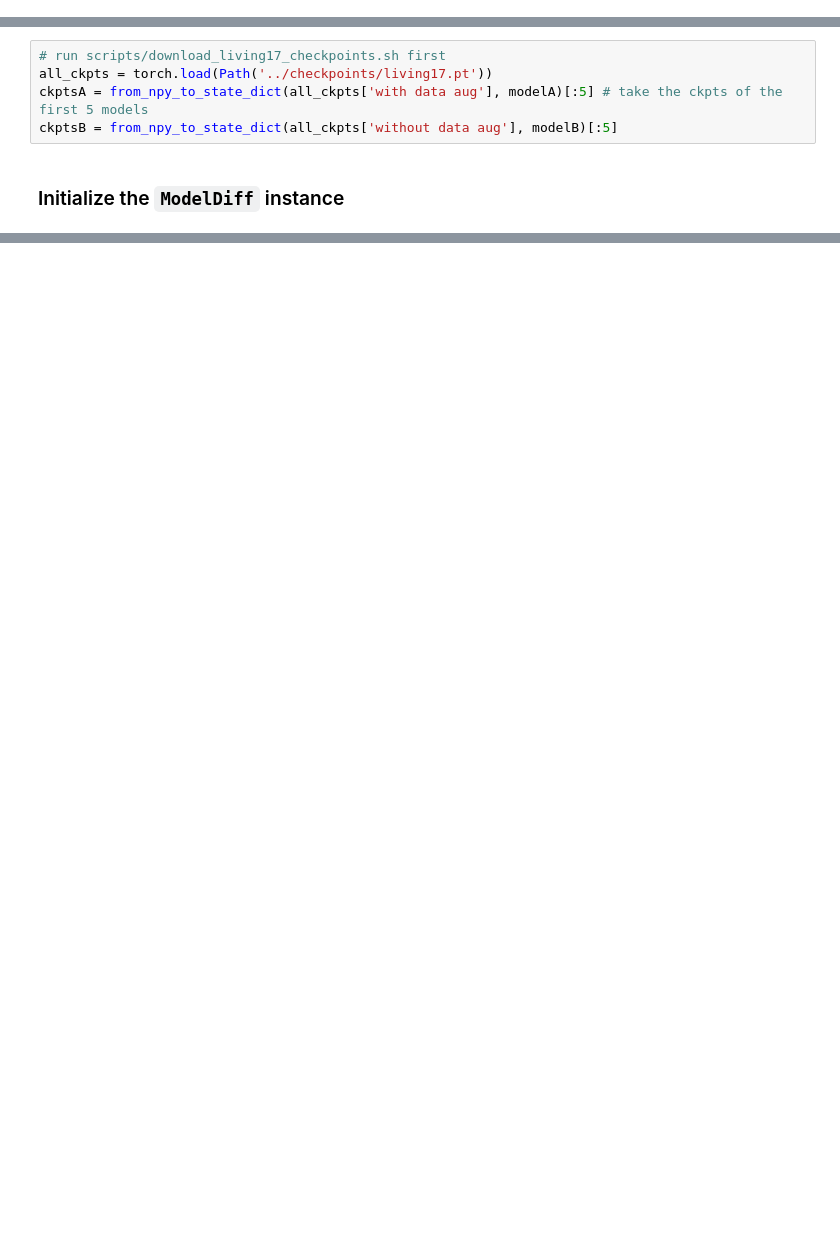
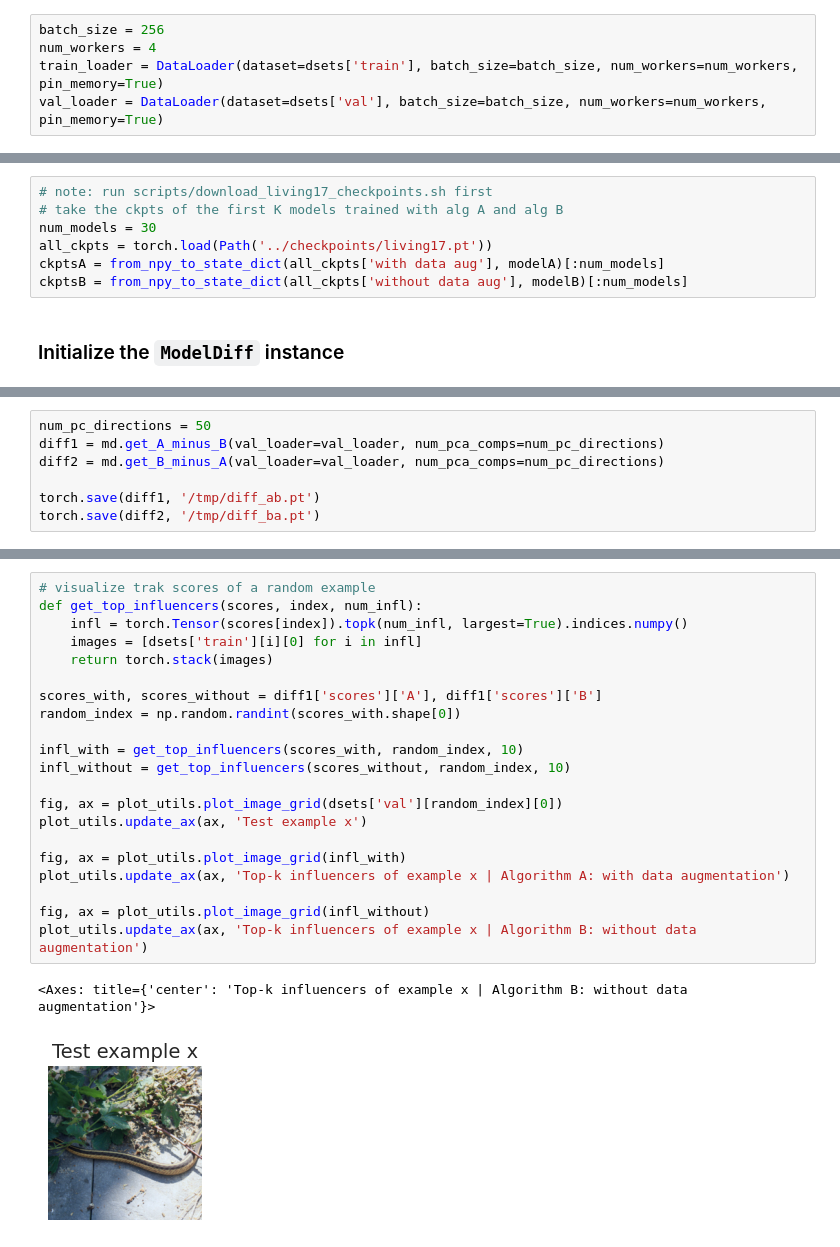
Before and after one commit to MadryLab/modeldiff, a Jupyter notebook: notebooks/api_example.ipynb, the cells around one changed output, grey strips where cells are left out. Cells and saved outputs as stored; diff of their text form; blank space fills up the shorter version.

```diff
--- a/notebooks/api_example.ipynb
+++ b/notebooks/api_example.ipynb
@@ -67,13 +88,20 @@ train_loader = DataLoader(dataset=dsets['train'], batch_size=128, num_workers=3,
+# %%
+batch_size = 256
+num_workers = 4
+train_loader = DataLoader(dataset=dsets['train'], batch_size=batch_size, num_workers=num_workers, pin_memory=True)
+val_loader = DataLoader(dataset=dsets['val'], batch_size=batch_size, num_workers=num_workers, pin_memory=True)
 # %% [markdown]
 ### Load checkpoints
 Load multiple model checkpoints in order to compute TRAK attribution scores. For more details, check out TRAK's [repo](https://github.com/MadryLab/trak) (and TRAK's [quickstart](https://trak.readthedocs.io/en/latest/quickstart.html)).
 
 The expected format is a list of `state_dict`s
 # %%
-# run scripts/download_living17_checkpoints.sh first
+# note: run scripts/download_living17_checkpoints.sh first
+# take the ckpts of the first K models trained with alg A and alg B
+num_models = 30
 all_ckpts = torch.load(Path('../checkpoints/living17.pt'))
-ckptsA = from_npy_to_state_dict(all_ckpts['with data aug'], modelA)[:5] # take the ckpts of the first 5 models
-ckptsB = from_npy_to_state_dict(all_ckpts['without data aug'], modelB)[:5]
+ckptsA = from_npy_to_state_dict(all_ckpts['with data aug'], modelA)[:num_models]
+ckptsB = from_npy_to_state_dict(all_ckpts['without data aug'], modelB)[:num_models]
 # %% [markdown]
 ### Initialize the `ModelDiff` instance
 # %%
@@ -135,0 +136,7 @@ That's it!
+# %%
+num_pc_directions = 50
+diff1 = md.get_A_minus_B(val_loader=val_loader, num_pca_comps=num_pc_directions)
+diff2 = md.get_B_minus_A(val_loader=val_loader, num_pca_comps=num_pc_directions)
+
+torch.save(diff1, '/tmp/diff_ab.pt')
+torch.save(diff2, '/tmp/diff_ba.pt')
@@ -135,0 +167,24 @@ That's it!
+# %%
+# visualize trak scores of a random example
+def get_top_influencers(scores, index, num_infl):
+    infl = torch.Tensor(scores[index]).topk(num_infl, largest=True).indices.numpy()
+    images = [dsets['train'][i][0] for i in infl]
+    return torch.stack(images)
+
+scores_with, scores_without = diff1['scores']['A'], diff1['scores']['B']
+random_index = np.random.randint(scores_with.shape[0])
+
+infl_with = get_top_influencers(scores_with, random_index, 10)
+infl_without = get_top_influencers(scores_without, random_index, 10)
+
+fig, ax = plot_utils.plot_image_grid(dsets['val'][random_index][0])
+plot_utils.update_ax(ax, 'Test example x')
+
+fig, ax = plot_utils.plot_image_grid(infl_with)
+plot_utils.update_ax(ax, 'Top-k influencers of example x | Algorithm A: with data augmentation')
+
+fig, ax = plot_utils.plot_image_grid(infl_without)
+plot_utils.update_ax(ax, 'Top-k influencers of example x | Algorithm B: without data augmentation')
+# %% [output]
+<Axes: title={'center': 'Top-k influencers of example x | Algorithm B: without data augmentation'}>
+[figure, added]
```
Also changed, not shown: parts of 27 cells of this notebook, 7 other files.
